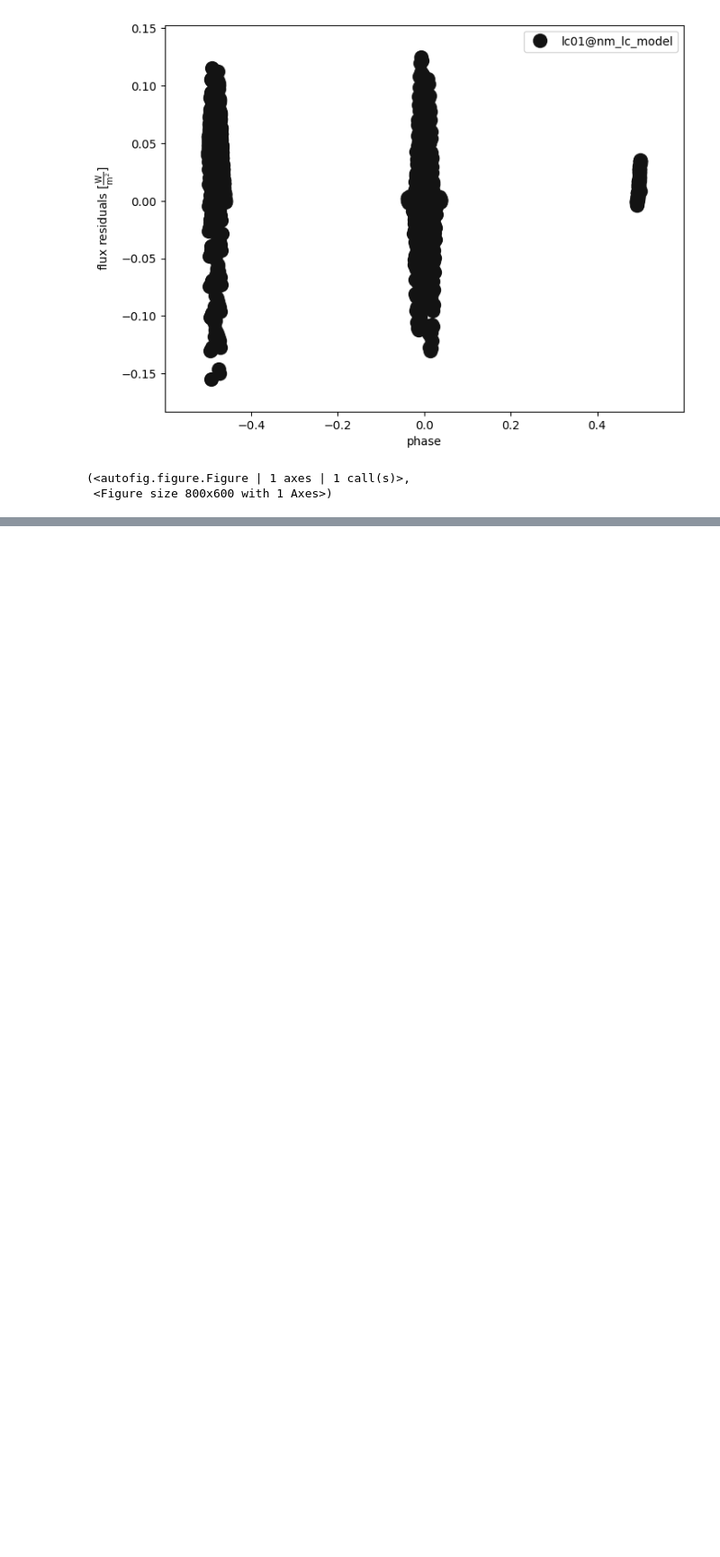
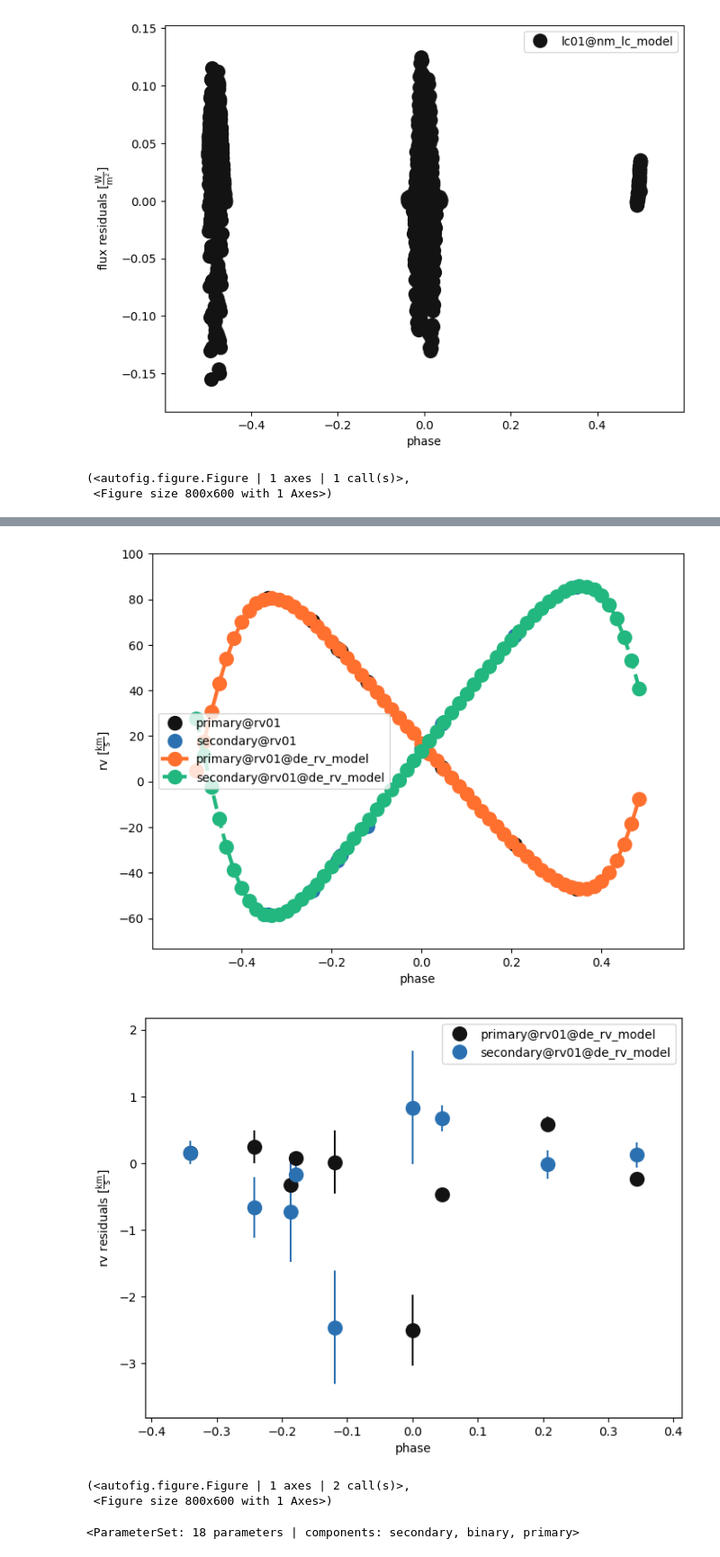
Before and after one commit to karanbt/EB-Modeling, a Jupyter notebook: notebook/04-optimize.ipynb, the cells around one changed output, grey strips where cells are left out. Shown at 90% size. Saved outputs shown, nothing was run; the diff lists cells and outputs as text; code cells hidden in the pictures; blank space fills up the shorter version.

```diff
--- a/notebook/04-optimize.ipynb
+++ b/notebook/04-optimize.ipynb
@@ -283,0 +164,6 @@ b.save('during_nm_phys.bundle')
+# %%
+b.add_distribution('vgamma@system', phoebe.uniform(0, 30), distribution='de_bounds')
+b.add_distribution('q@binary', phoebe.uniform(0.5, 1.5), distribution='de_bounds')
+b.add_distribution('asini@binary', phoebe.uniform(0, 30), distribution='de_bounds')
+b.add_distribution('ecc@binary', phoebe.uniform(0, 0.4), distribution='de_bounds')
+b.add_distribution('per0@binary', phoebe.uniform(0, 300), distribution='de_bounds')
@@ -283,0 +172,4 @@ b.save('during_nm_phys.bundle')
+# %%
+b.set_value('bounds@de_solver', ['de_bounds',])
+# %%
+b.run_solver('de_solver', solution = 'de_rv_sol')
@@ -283,0 +191,2 @@ b.save('during_nm_phys.bundle')
+# %%
+b.run_compute(compute = 'physics_comp', solution = 'de_rv_sol', sample_num = 1, model = 'de_rv_model')
@@ -283,0 +197,12 @@ b.save('during_nm_phys.bundle')
+# %%
+b.plot(model = 'de_rv_model', kind = 'rv', x = 'phases', show = True, legend = True, marker = 'o')
+b.plot(model = 'de_rv_model', kind = 'rv', x = 'phases', y = 'residuals', show = True, legend = True, marker = 'o')
+# %% [output]
+[figure, added]
+[figure, added]
+(<autofig.figure.Figure | 1 axes | 2 call(s)>,
+ <Figure size 800x600 with 1 Axes>)
+# %%
+b.enable_dataset('lc01')
+# %% [output]
+<ParameterSet: 18 parameters | components: secondary, binary, primary>
```
Also changed, not shown: parts of 76 cells of this notebook, 2 other files.
